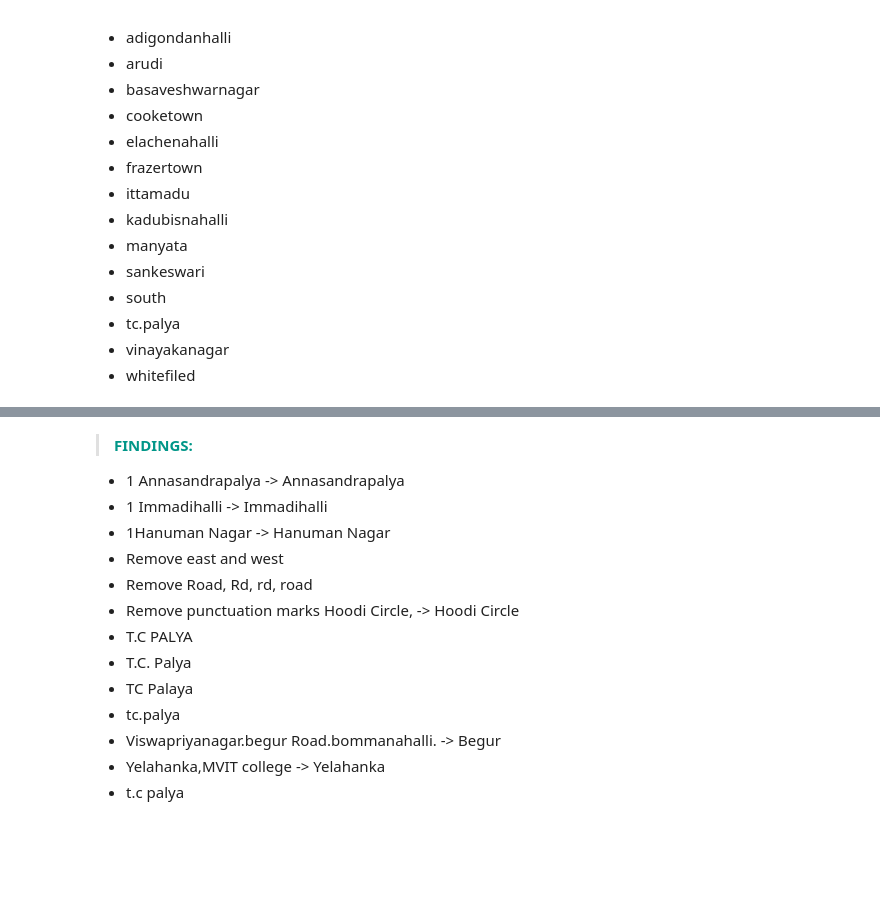
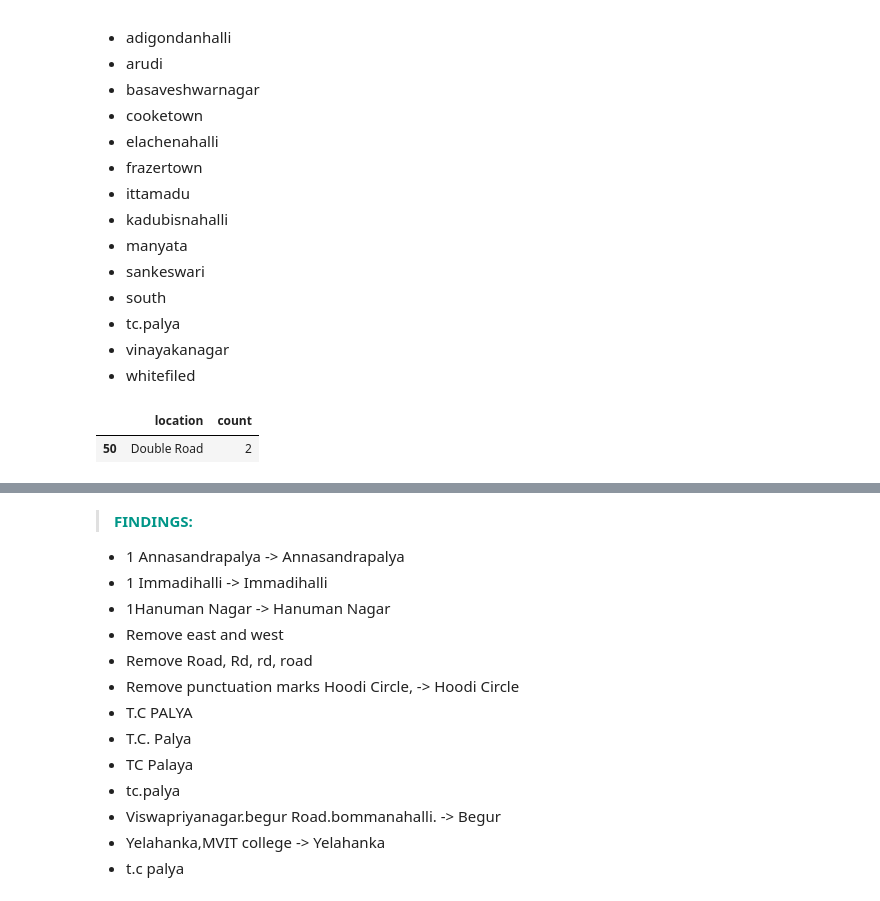
Before and after one commit to harshrpg/MachineHack, a Jupyter notebook: House Prices in Bengaluru/Predicting House Prices - Harsh.ipynb, the cells around one changed output, grey strips where cells are left out. Saved outputs shown, nothing was run; the diff lists cells and outputs as text; code cells hidden in the pictures; blank space fills up the shorter version.

```diff
--- a/House Prices in Bengaluru/Predicting House Prices - Harsh.ipynb
+++ b/House Prices in Bengaluru/Predicting House Prices - Harsh.ipynb
@@ -493,6 +493,11 @@ df_locations_count_1.sort_values(by='location')
 * tc.palya
 * vinayakanagar
 * whitefiled
+# %%
+df_locations_unique[df_locations_unique.location.str.contains('DOUBLE',case=False)]
+# %% [output]
+|  | location | count |
+| 50 | Double Road | 2 |
 # %%
 # Find anomalies in the locations with two words
 df_locations_count_2 = df_locations_unique[df_locations_unique['count']==2]
```
Also changed, not shown: parts of 14 cells of this notebook.
